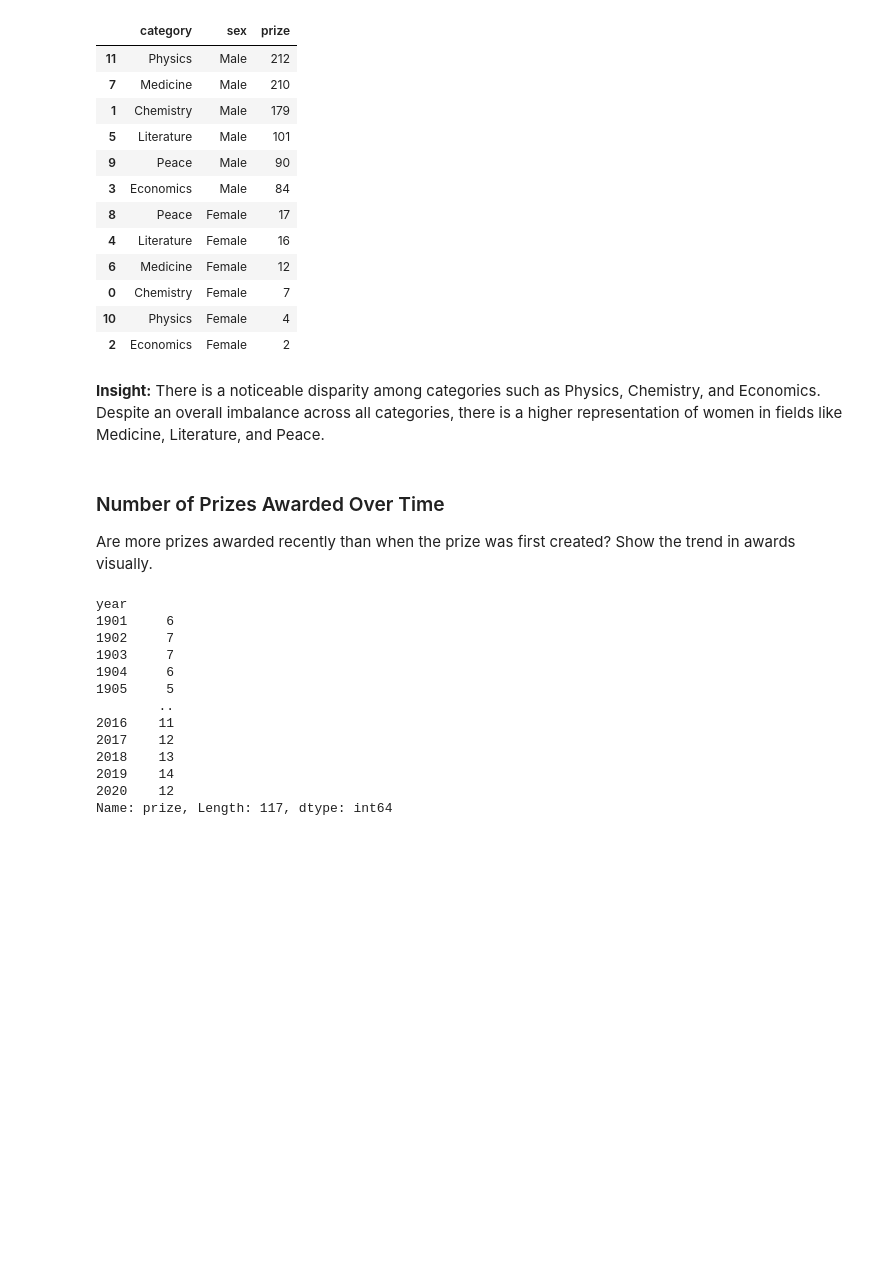
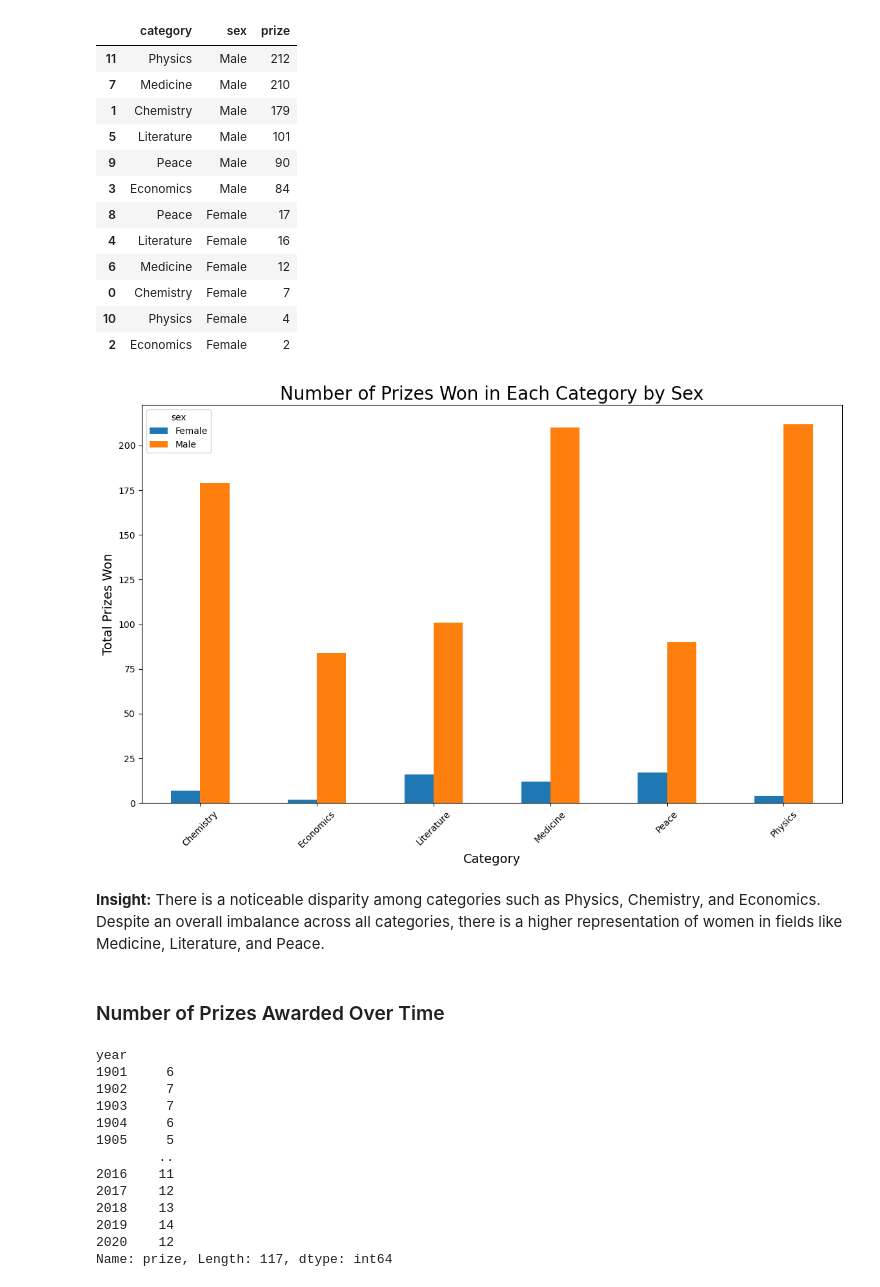
Before and after one commit to Toya-33/Data-Project-Python, a Jupyter notebook: Nobel Prize Analysis/Nobel_Prize_Analysis.ipynb, the cells around one changed output. Saved outputs shown, nothing was run; the diff lists cells and outputs as text; code cells hidden in the pictures; blank space fills up the shorter version.

```diff
--- a/Nobel Prize Analysis/Nobel_Prize_Analysis.ipynb
+++ b/Nobel Prize Analysis/Nobel_Prize_Analysis.ipynb
@@ -353,9 +328,35 @@ v_bar_split.show()
+# %%
+data = {
+    'category': cat_men_women.category,
+    'sex': cat_men_women.sex,
+    'prize': cat_men_women.prize
+}
+
+# Create DataFrame
+df = pd.DataFrame(data)
+
+# Plotting the bar chart
+plt.figure(figsize=(14,8), dpi=100)
+
+ax = plt.gca()
+
+# Creating a bar plot, with category on the x-axis and prize on the y-axis.
+# We use 'hue' for sex to have different colors for men and women.
+df.groupby(['category', 'sex']).sum()['prize'].unstack().plot(kind='bar', ax=ax)
+
+# Setting the title and labels
+ax.set_title('Number of Prizes Won in Each Category by Sex', fontsize = 20)
+ax.set_xlabel('Category',fontsize = 14)
+ax.set_ylabel('Total Prizes Won',fontsize = 14)
+plt.xticks(rotation=45)
+# Display the plot
+plt.show()
+# %% [output]
+[figure, added]
 # %% [markdown]
 **Insight:** There is a noticeable disparity among categories such as Physics, Chemistry, and Economics. Despite an overall imbalance across all categories, there is a higher representation of women in fields like Medicine, Literature, and Peace.
-# %% [markdown]
-### Number of Prizes Awarded Over Time
-
-Are more prizes awarded recently than when the prize was first created? Show the trend in awards visually.
+# %% [markdown]
+### Number of Prizes Awarded Over Time
 # %%
 prize_per_year = df_data.groupby(by='year').count().prize
 prize_per_year
```
Also changed, not shown: parts of 17 cells of this notebook.
